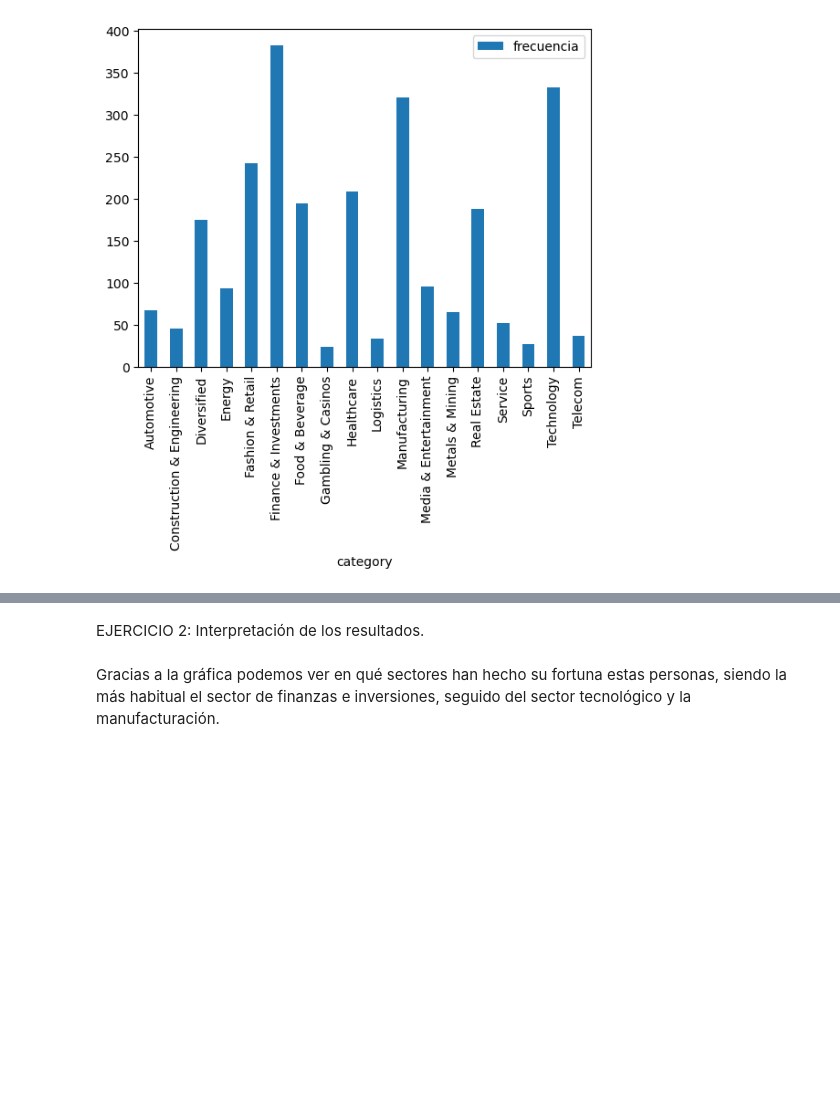
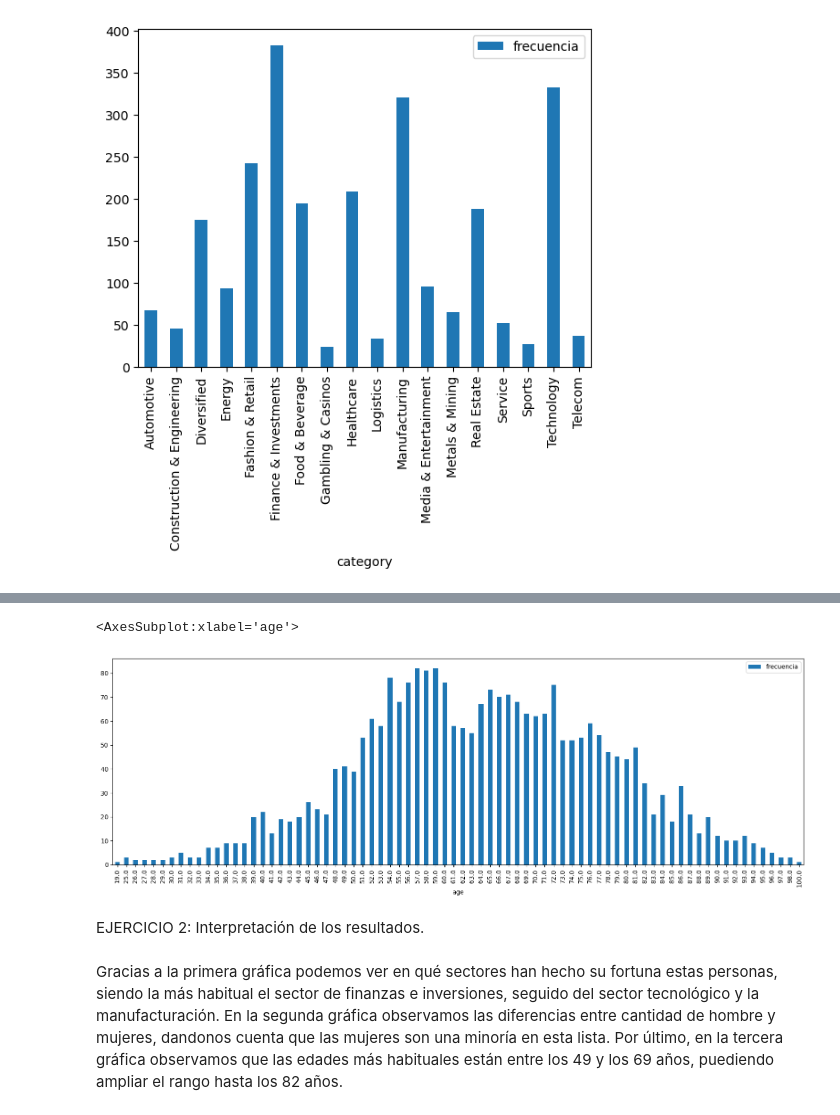
Before and after one commit to Adalab/DA-promo-a-modulo-2-pair-2-Almudena-Olivia, a Jupyter notebook: ESTADISTICA/ESTADISTICA 2/pair_programming_estadistica_2.ipynb, the cells around one changed output, grey strips where cells are left out. Cells and saved outputs as stored; diff of their text form; code cells hidden in the pictures; blank space fills up the shorter version.

```diff
--- a/ESTADISTICA/ESTADISTICA 2/pair_programming_estadistica_2.ipynb
+++ b/ESTADISTICA/ESTADISTICA 2/pair_programming_estadistica_2.ipynb
@@ -180,5 +193,16 @@ frecuencias_categoria.plot.bar()
+# %%
+plt.rcdefaults()
+edades_bien["age_group"] = pd.cut(edades_bien["age"], bins=20)
+df_edad = edades_bien.groupby("age")
+frecuencias_edad = df_edad.agg(frecuencia=("age_group", "count"))
+frecuencias_edad.plot.bar(figsize=(20, 6))
+# %% [output]
+<AxesSubplot:xlabel='age'>
+[figure, added]
 # %% [markdown]
 EJERCICIO 2: Interpretación de los resultados.
 # %% [markdown]
-Gracias a la gráfica podemos ver en qué sectores han hecho su fortuna estas personas, siendo la más habitual el sector de finanzas
+Gracias a la primera gráfica podemos ver en qué sectores han hecho su fortuna estas personas, siendo la más habitual el sector de finanzas
 e inversiones, seguido del sector tecnológico y la manufacturación.
+En la segunda gráfica observamos las diferencias entre cantidad de hombre y mujeres, dandonos cuenta que las mujeres son una minoría en esta lista.
+Por último, en la tercera gráfica observamos que las edades más habituales están entre los 49 y los 69 años, puediendo ampliar el rango hasta los 82 años.
```
Also changed, not shown: parts of 2 cells of this notebook.
